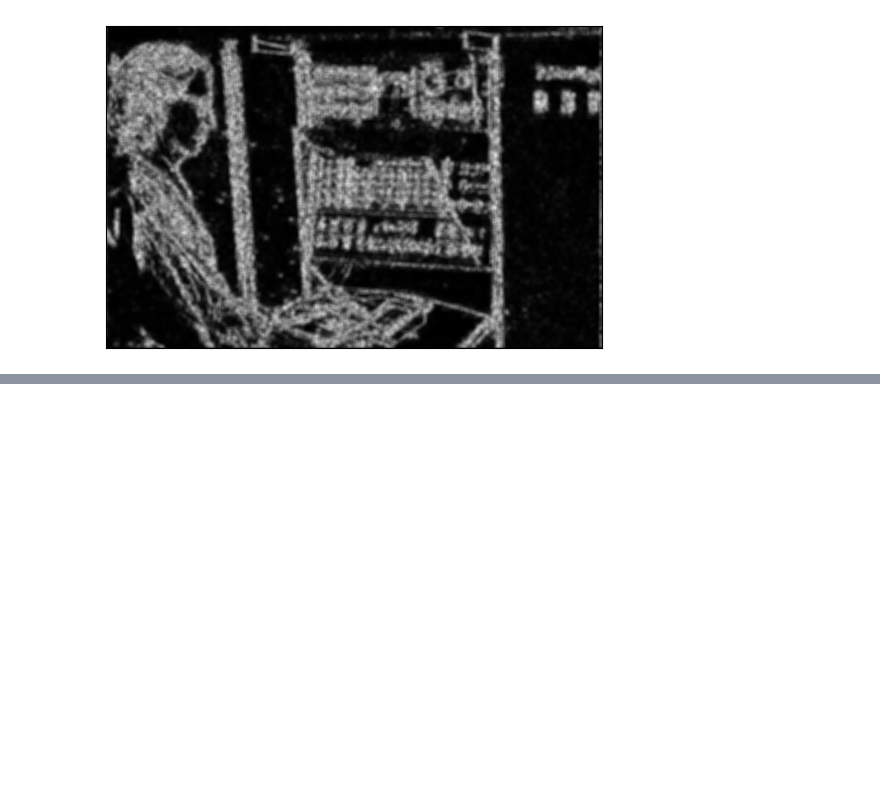
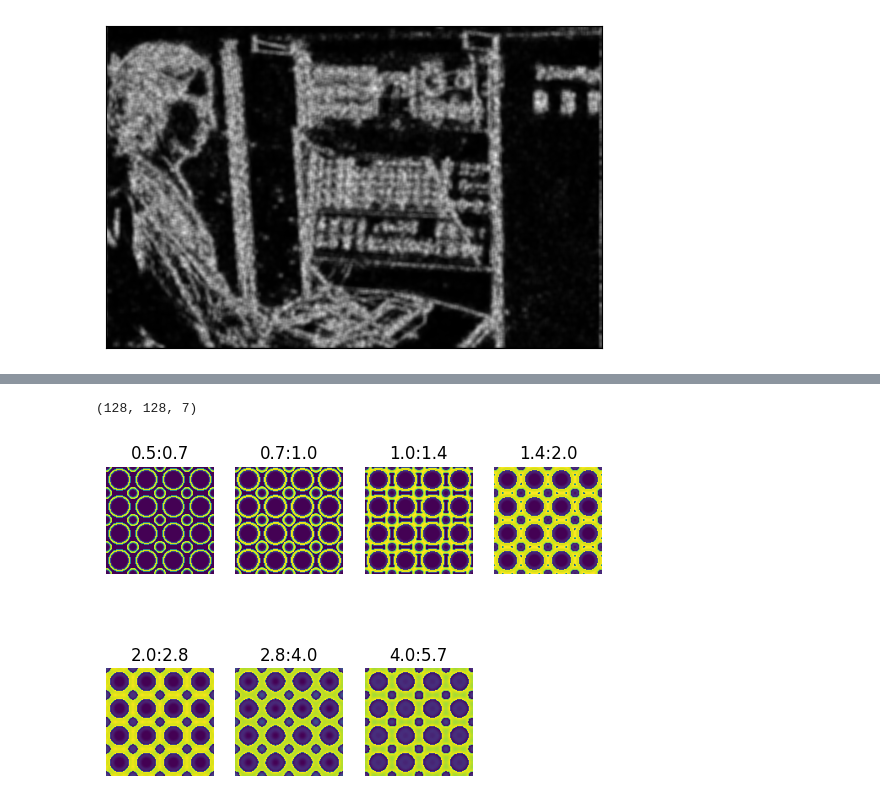
Before and after one commit to Javen-W/CSE803-Computer-Vision, a Jupyter notebook: HW2/HW2_code.ipynb, the cells around one changed output, grey strips where cells are left out. Saved outputs shown, nothing was run; the diff lists cells and outputs as text; code cells hidden in the pictures; blank space fills up the shorter version.

```diff
--- a/HW2/HW2_code.ipynb
+++ b/HW2/HW2_code.ipynb
@@ -449,0 +613,14 @@ display_img(harris_corners)
+# %%
+"""
+Question 3.) Blob Detection
+Part B.) Scale Space Representation
+"""
+image = read_img('./hw2_files/polka.png')
+min_sigma, S, k = 0.5, 8, np.sqrt(2)
+
+space = scale_space(image=image, min_sigma=min_sigma, k=k, S=S)
+print(space.shape)
+visualize_scale_space(space, min_sigma, k, 'polka_scalespace.png')
+# %% [output]
+(128, 128, 7)
+[figure, added]
```
Also changed, not shown: parts of 6 cells of this notebook, 5 other files.
